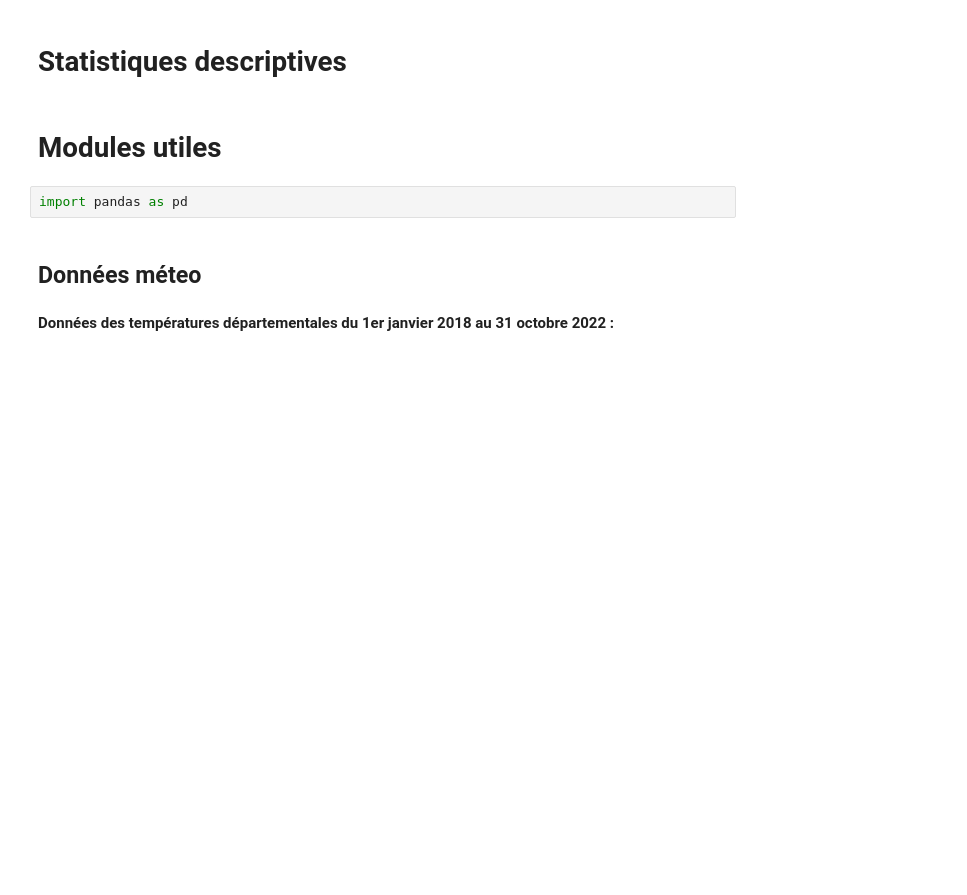
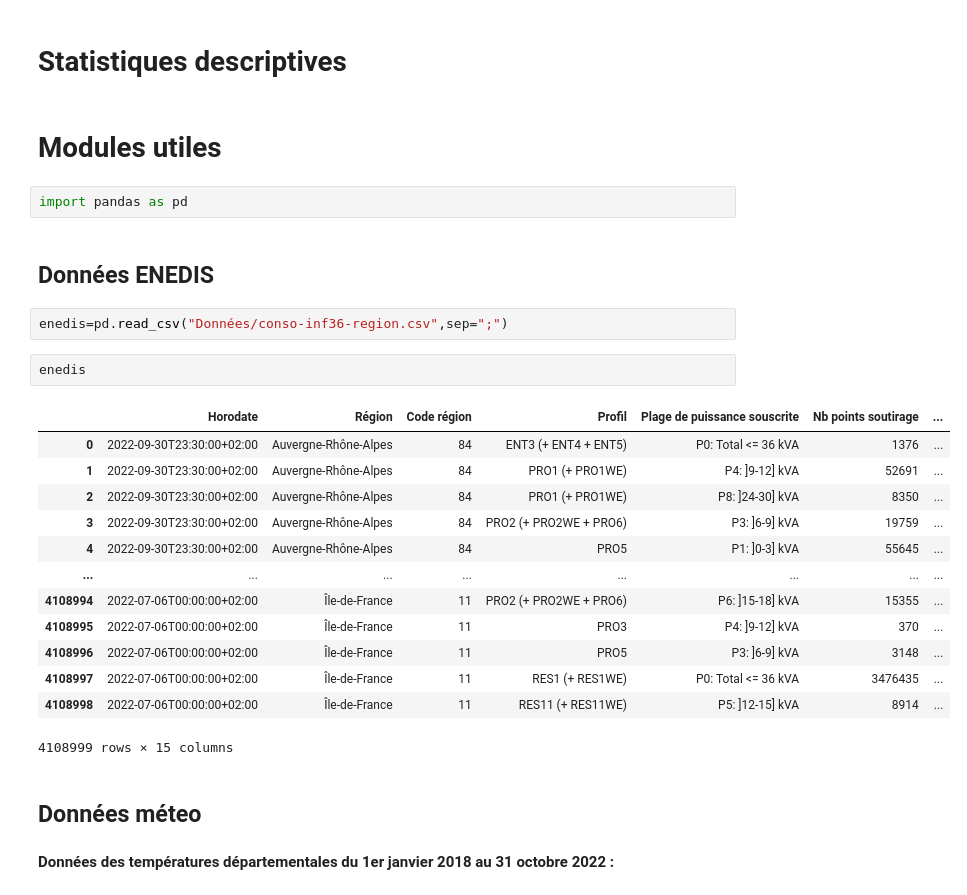
Before and after one commit to jejeensae/Stat-App-1, a Jupyter notebook: Stat desc.ipynb, the cells around one changed output. Saved outputs shown, nothing was run; the diff lists cells and outputs as text; blank space fills up the shorter version.

```diff
--- a/Stat desc.ipynb
+++ b/Stat desc.ipynb
@@ -4,6 +4,26 @@
 # Modules utiles
 # %%
 import pandas as pd
+# %% [markdown]
+## Données ENEDIS
+# %%
+enedis=pd.read_csv("Données/conso-inf36-region.csv",sep=";")
+# %%
+enedis
+# %% [output]
+|  | Horodate | Région | Code région | Profil | Plage de puissance souscrite | Nb points soutirage | ... |
+| 0 | 2022-09-30T23:30:00+02:00 | Auvergne-Rhône-Alpes | 84 | ENT3 (+ ENT4 + ENT5) | P0: Total <= 36 kVA | 1376 | ... |
+| 1 | 2022-09-30T23:30:00+02:00 | Auvergne-Rhône-Alpes | 84 | PRO1 (+ PRO1WE) | P4: ]9-12] kVA | 52691 | ... |
+| 2 | 2022-09-30T23:30:00+02:00 | Auvergne-Rhône-Alpes | 84 | PRO1 (+ PRO1WE) | P8: ]24-30] kVA | 8350 | ... |
+| 3 | 2022-09-30T23:30:00+02:00 | Auvergne-Rhône-Alpes | 84 | PRO2 (+ PRO2WE + PRO6) | P3: ]6-9] kVA | 19759 | ... |
+| 4 | 2022-09-30T23:30:00+02:00 | Auvergne-Rhône-Alpes | 84 | PRO5 | P1: ]0-3] kVA | 55645 | ... |
+| ... | ... | ... | ... | ... | ... | ... | ... |
+| 4108994 | 2022-07-06T00:00:00+02:00 | Île-de-France | 11 | PRO2 (+ PRO2WE + PRO6) | P6: ]15-18] kVA | 15355 | ... |
+| 4108995 | 2022-07-06T00:00:00+02:00 | Île-de-France | 11 | PRO3 | P4: ]9-12] kVA | 370 | ... |
+| 4108996 | 2022-07-06T00:00:00+02:00 | Île-de-France | 11 | PRO5 | P3: ]6-9] kVA | 3148 | ... |
+| 4108997 | 2022-07-06T00:00:00+02:00 | Île-de-France | 11 | RES1 (+ RES1WE) | P0: Total <= 36 kVA | 3476435 | ... |
+| 4108998 | 2022-07-06T00:00:00+02:00 | Île-de-France | 11 | RES11 (+ RES11WE) | P5: ]12-15] kVA | 8914 | ... |
+4108999 rows × 15 columns
 # %% [markdown]
 ## Données méteo
 # %% [markdown]
```
Also changed, not shown: parts of 9 cells of this notebook.
